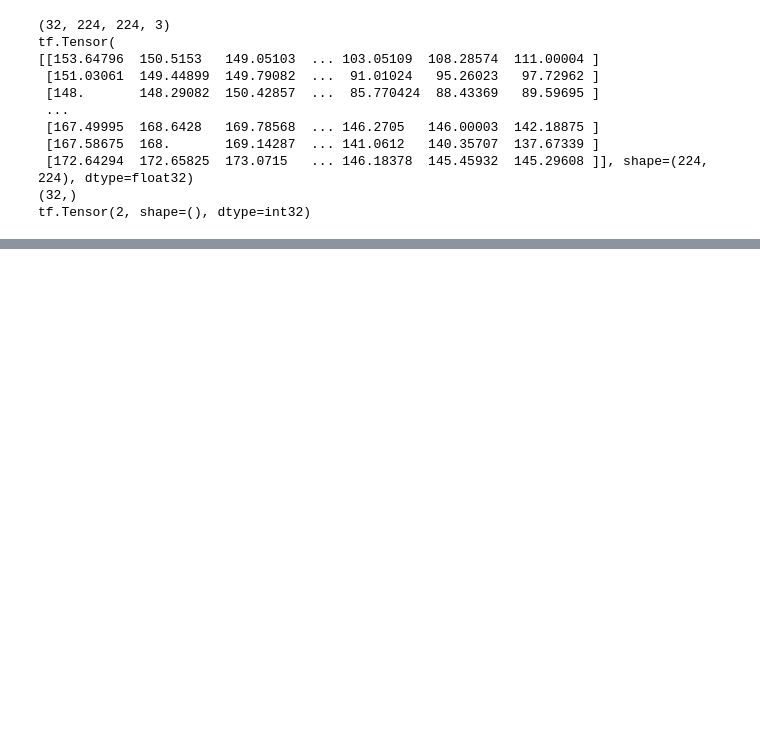
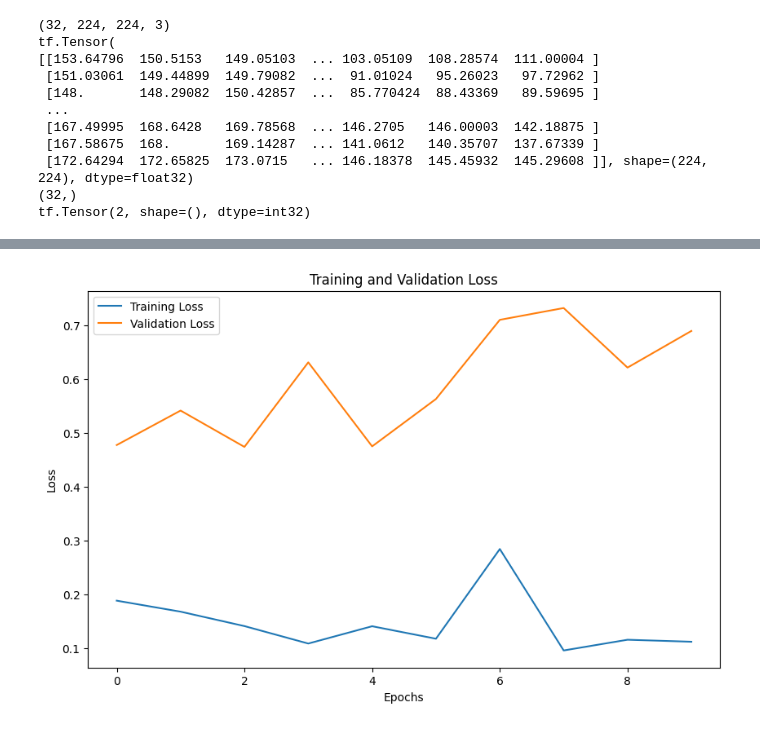
Before and after one commit to poojamahajan0712/Data-Science-Portfolio, a Jupyter notebook: Computer Vision/Corn_Disease_Detection/CornDiseaseDetection.ipynb, the cells around one changed output, grey strips where cells are left out. Drawn from its saved outputs; the diff is of its cells as text; code cells hidden in the pictures; blank space fills up the shorter version.

```diff
--- a/Computer Vision/Corn_Disease_Detection/CornDiseaseDetection.ipynb
+++ b/Computer Vision/Corn_Disease_Detection/CornDiseaseDetection.ipynb
@@ -177,24 +179,3 @@ Model: "sequential"
  Total params: 2,659,492 (10.15 MB)
  Trainable params: 2,659,492 (10.15 MB)
  Non-trainable params: 0 (0.00 B)
-# %%
-class myCallback(tf.keras.callbacks.Callback):
-    def on_epoch_end(self, epoch, logs={}):
-        if(logs.get('val_accuracy') > 0.98):
-            print("\nReached 98% accuracy so cancelling training!")
-            self.model.stop_training = True
-
-callbacks = myCallback()
-
-model.compile(optimizer='adam',
-              loss=tf.keras.losses.SparseCategoricalCrossentropy(),
-              metrics=['accuracy'])
-
-history = model.fit(
-    train_ds ,
-    epochs=30,
-    batch_size=32,
-    verbose=1,
-    validation_data=val_ds,
-    callbacks=[callbacks]
-)
@@ -219,0 +245,16 @@ Epoch 9/30
+# %%
+# Extract loss and validation loss from history
+loss = history.history['loss']
+val_loss = history.history['val_loss']
+
+# Plot training and validation loss
+plt.figure(figsize=(10, 6))
+plt.plot(loss, label='Training Loss')
+plt.plot(val_loss, label='Validation Loss')
+plt.title('Training and Validation Loss')
+plt.xlabel('Epochs')
+plt.ylabel('Loss')
+plt.legend()
+plt.show()
+# %% [output]
+[figure, added]
```
Also changed, not shown: parts of 10 cells of this notebook.
